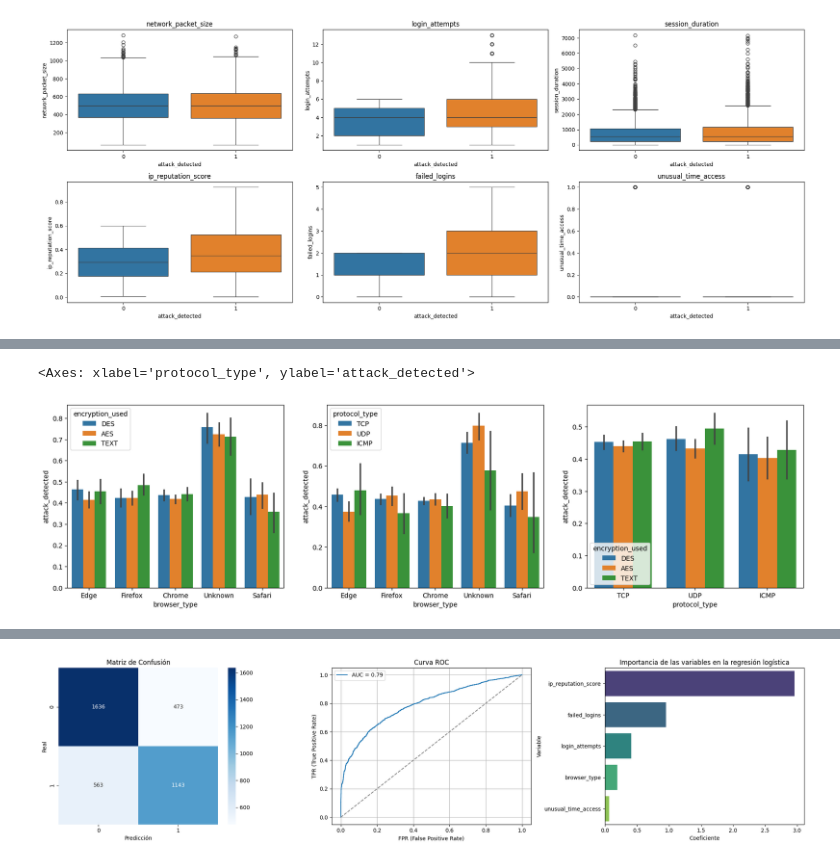
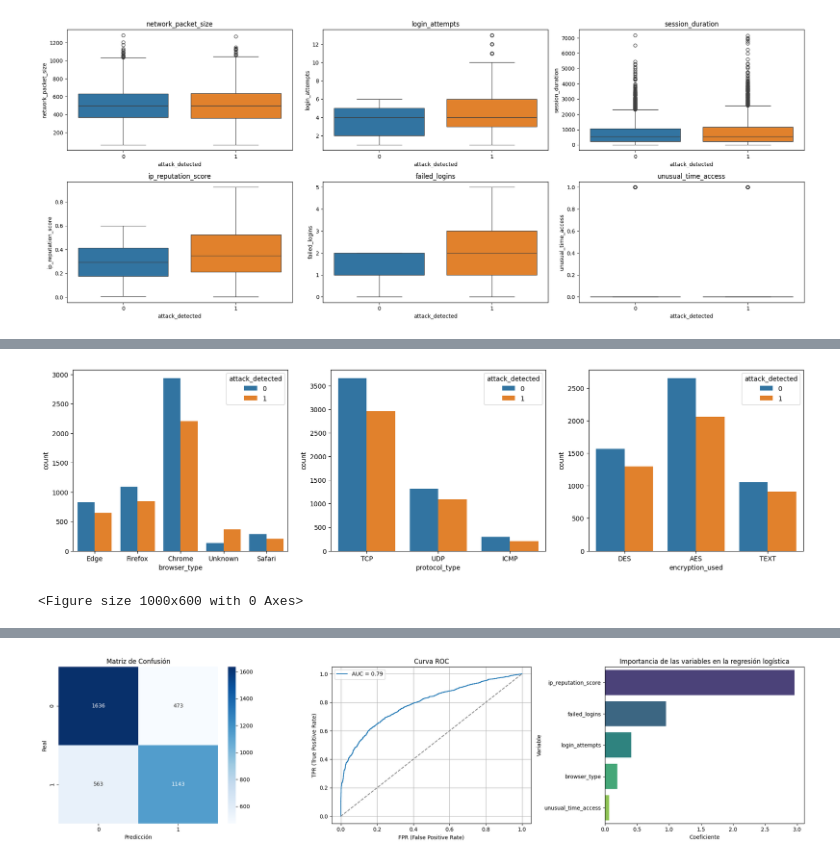
Before and after one commit to fresvel/04EPPY_AF, a Jupyter notebook: ids_ml/idspy_ml.ipynb, the cells around one changed output, grey strips where cells are left out. Cells and saved outputs as stored; diff of their text form; code cells hidden in the pictures.

```diff
--- a/ids_ml/idspy_ml.ipynb
+++ b/ids_ml/idspy_ml.ipynb
@@ -172,9 +170,13 @@ plt.show()
 # %%
 fig, ax= plt.subplots(1, 3, figsize=(20, 5))
 
-sns.barplot(x='browser_type', y='attack_detected', hue='encryption_used', data=df_ids, ax=ax[0])
-sns.barplot(x='browser_type', y='attack_detected', hue='protocol_type', data=df_ids, ax=ax[1])
-sns.barplot(x='protocol_type', y='attack_detected', hue='encryption_used', data=df_ids, ax=ax[2])
+plt.figure(figsize=(10, 6))
+sns.countplot(data=df_ids, x='browser_type', hue='attack_detected', ax=ax[0])
+sns.countplot(data=df_ids, x='protocol_type', hue='attack_detected', ax=ax[1])
+sns.countplot(data=df_ids, x='encryption_used', hue='attack_detected', ax=ax[2])
+
+plt.tight_layout()
+plt.show()
 # %% [output]
+[figure, new version]
-<Axes: xlabel='protocol_type', ylabel='attack_detected'>
+<Figure size 1000x600 with 0 Axes>
-[figure, old version]
```
Also changed, not shown: parts of 23 cells of this notebook.
